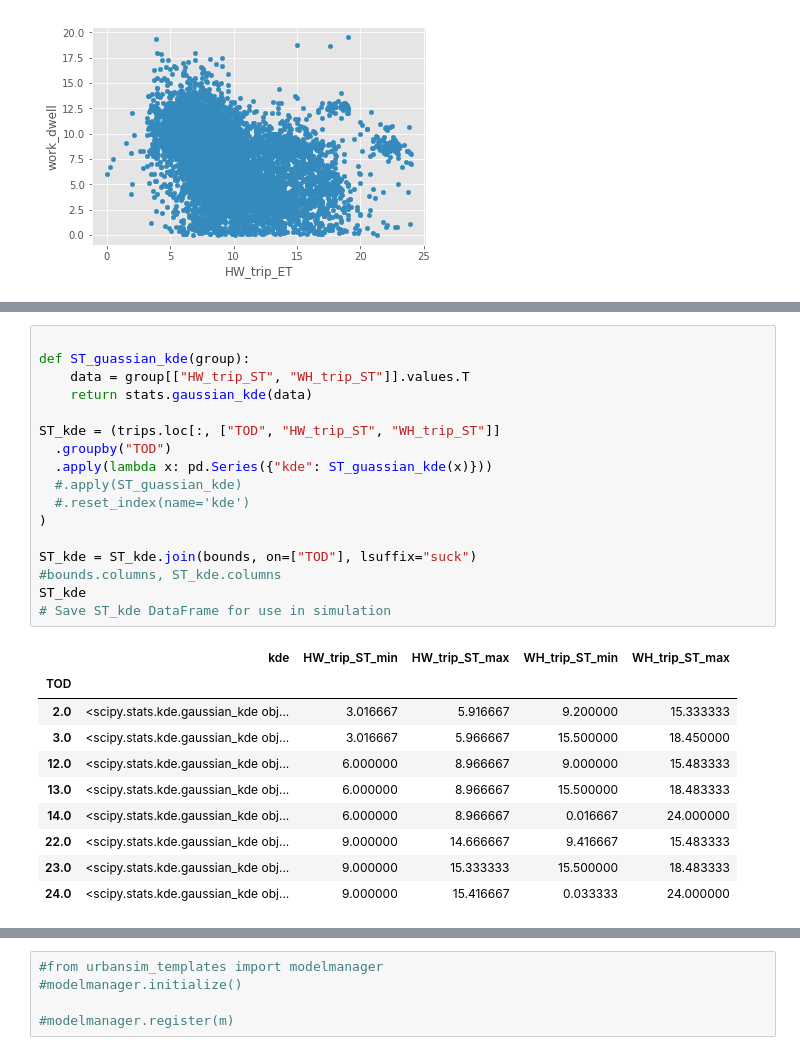
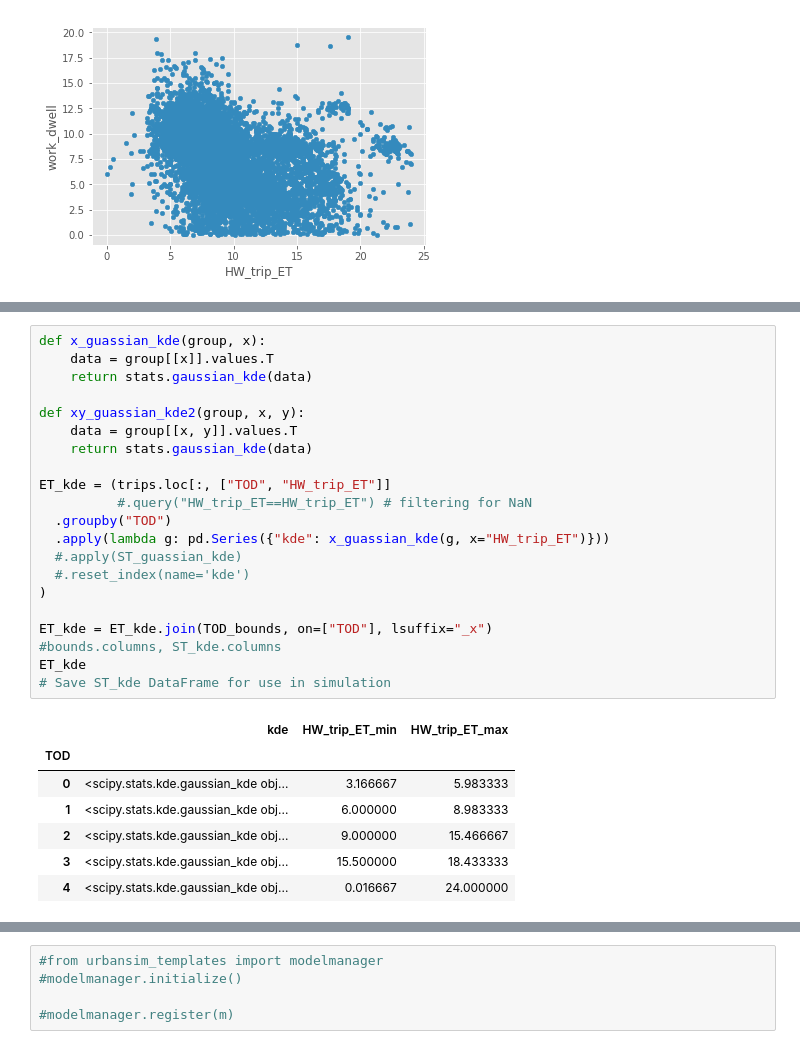
Before and after one commit to ual/activitysynth, a Jupyter notebook: activitysynth/notebooks/fitting_TOD_distributions.ipynb, the cells around one changed output, grey strips where cells are left out. Drawn from its saved outputs; the diff is of its cells as text.

```diff
--- a/activitysynth/notebooks/fitting_TOD_distributions.ipynb
+++ b/activitysynth/notebooks/fitting_TOD_distributions.ipynb
@@ -69,30 +77,31 @@ plt.show()
 # %% [output]
 [figure]
 # %%
-
-def ST_guassian_kde(group):
-    data = group[["HW_trip_ST", "WH_trip_ST"]].values.T
+def x_guassian_kde(group, x):
+    data = group[[x]].values.T
     return stats.gaussian_kde(data)
 
-ST_kde = (trips.loc[:, ["TOD", "HW_trip_ST", "WH_trip_ST"]]
+def xy_guassian_kde2(group, x, y):
+    data = group[[x, y]].values.T
+    return stats.gaussian_kde(data)
+
+ET_kde = (trips.loc[:, ["TOD", "HW_trip_ET"]]
+          #.query("HW_trip_ET==HW_trip_ET") # filtering for NaN
   .groupby("TOD")
-  .apply(lambda x: pd.Series({"kde": ST_guassian_kde(x)}))
+  .apply(lambda g: pd.Series({"kde": x_guassian_kde(g, x="HW_trip_ET")}))
   #.apply(ST_guassian_kde)
   #.reset_index(name='kde')
 )
 
-ST_kde = ST_kde.join(bounds, on=["TOD"], lsuffix="suck")
+ET_kde = ET_kde.join(TOD_bounds, on=["TOD"], lsuffix="_x")
 #bounds.columns, ST_kde.columns
-ST_kde
+ET_kde
 # Save ST_kde DataFrame for use in simulation
 # %% [output]
-|  | kde | HW_trip_ST_min | HW_trip_ST_max | WH_trip_ST_min | WH_trip_ST_max |
-| TOD |  |  |  |  |  |
-| 2.0 | <scipy.stats.kde.gaussian_kde obj... | 3.016667 | 5.916667 | 9.200000 | 15.333333 |
-| 3.0 | <scipy.stats.kde.gaussian_kde obj... | 3.016667 | 5.966667 | 15.500000 | 18.450000 |
-| 12.0 | <scipy.stats.kde.gaussian_kde obj... | 6.000000 | 8.966667 | 9.000000 | 15.483333 |
-| 13.0 | <scipy.stats.kde.gaussian_kde obj... | 6.000000 | 8.966667 | 15.500000 | 18.483333 |
-| 14.0 | <scipy.stats.kde.gaussian_kde obj... | 6.000000 | 8.966667 | 0.016667 | 24.000000 |
-| 22.0 | <scipy.stats.kde.gaussian_kde obj... | 9.000000 | 14.666667 | 9.416667 | 15.483333 |
-| 23.0 | <scipy.stats.kde.gaussian_kde obj... | 9.000000 | 15.333333 | 15.500000 | 18.483333 |
-| 24.0 | <scipy.stats.kde.gaussian_kde obj... | 9.000000 | 15.416667 | 0.033333 | 24.000000 |
+|  | kde | HW_trip_ET_min | HW_trip_ET_max |
+| TOD |  |  |  |
+| 0 | <scipy.stats.kde.gaussian_kde obj... | 3.166667 | 5.983333 |
+| 1 | <scipy.stats.kde.gaussian_kde obj... | 6.000000 | 8.983333 |
+| 2 | <scipy.stats.kde.gaussian_kde obj... | 9.000000 | 15.466667 |
+| 3 | <scipy.stats.kde.gaussian_kde obj... | 15.500000 | 18.433333 |
+| 4 | <scipy.stats.kde.gaussian_kde obj... | 0.016667 | 24.000000 |
```
Also changed, not shown: parts of 10 cells of this notebook.
